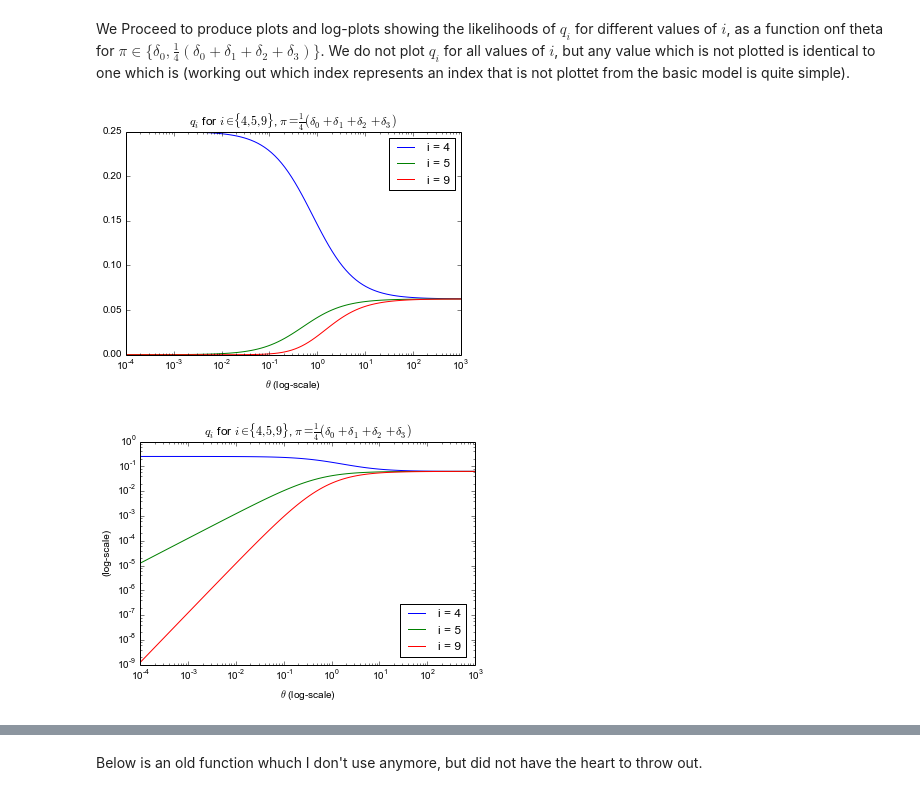
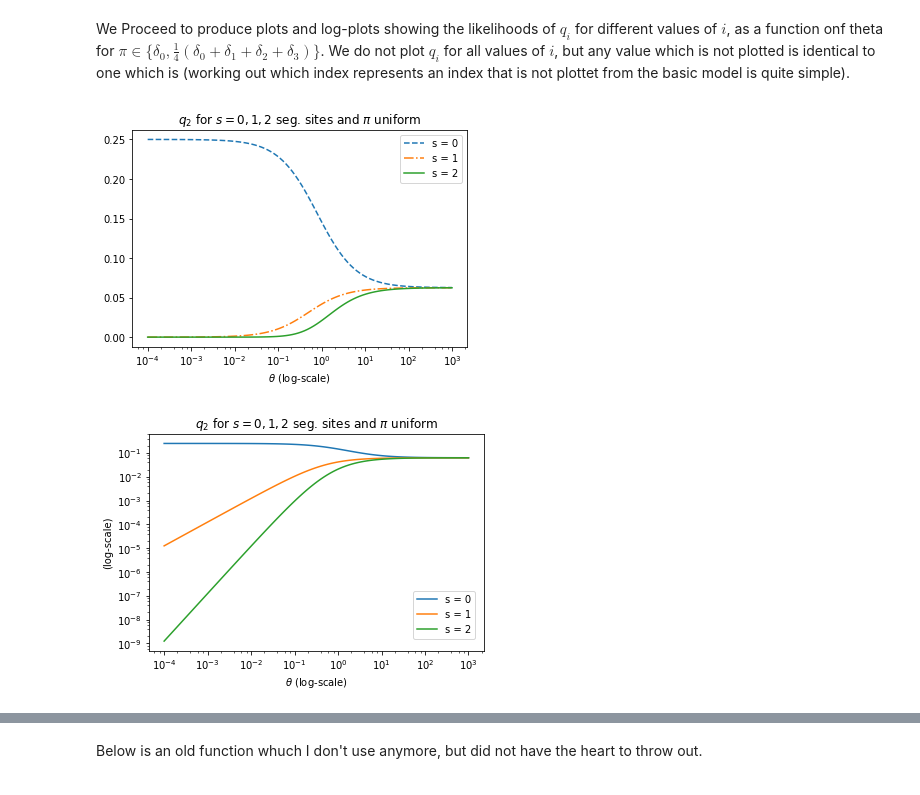
Before and after one commit to Cronjaeger/almost-infinite-sites-recursions, a Jupyter notebook: ipython_notebooks/explicit_solution_of_recursions.ipynb, the cells around one changed output, grey strips where cells are left out. Drawn from its saved outputs; the diff is of its cells as text; code cells hidden in the pictures.

```diff
--- a/ipython_notebooks/explicit_solution_of_recursions.ipynb
+++ b/ipython_notebooks/explicit_solution_of_recursions.ipynb
@@ -240,52 +240,83 @@ solutions,Ms,bs = solve_GT_recursions(thetas,pis)
 # %% [markdown]
 We Proceed to produce plots and log-plots showing the likelihoods of $q_i$ for different values of $i$, as a function onf theta for $\pi \in \{ \delta_0 , \frac{1}{4}(\delta_0 + \delta_1 + \delta_2 + \delta_3) \}$. We do not plot $q_i$ for all values of $i$, but any value which is not plotted is identical to one which is (working out which index represents an index that is not plottet from the basic model is quite simple).
 # %%
-figurepath = '/home/mathias/Dropbox/doccuments/papers-in-progress/almost-infinite-sites-recursions/infinite-sites-model/graphics/'
+figurepath = '/data/cormorant/Dropbox/doccuments/papers-in-progress/4-notes-new/recursions-note/'
 file_prefix = 'explicit_solutions_'
 file_extensions = ['.pdf','.png','.eps','.jpeg']
 def generate_figure_paths(figure_name):
     '''Returns a full path for exporting figures'''
     return ['%s%s%s%s'%(figurepath,file_prefix,figure_name,extension) for extension in file_extensions]
+styles = {
+    3: 'solid',
+    4: 'dashed',
+    5: 'dashdot',
+    6: 'dotted',
+    7: 'dashdot',
+    8: ':',
+    9: 'solid'
+}
+
+colors ={
+    3: 'blue',
+    4: 'red',
+    5: 'darkgreen',
+    6: 'magenta',
+    7: 'brown',
+    8: 'darkorange',
+    9: 'orchid'
+}
 # %%
 plt.figure(1)
 #plt.subplot(211)
+s = 0
 for i in (4,5,9):
     likelihhods = [solutions[(theta,pi1)][i] for theta in thetas]
-    plt.plot(thetas,likelihhods, label = 'i = %i'%i)
+    plt.plot(thetas,likelihhods, label = 's = %i'%s, linestyle = styles[i])
+    #plt.plot(thetas,likelihhods, label = 'i = %i'%i)
+    s += 1
 #plt.legendnd()
 plt.legend()
 plt.xscale('log')
 plt.xlabel('$\\theta$ (log-scale)')
-plt.title('$q_i$ for $i \\in \\{ 4,5,9\\}$, $\pi = \\frac{1}{4}(\delta_0 + \delta_1 + \delta_2 + \delta_3)$')
+plt.title('$q_2$ for $s = 0,1,2$ seg. sites and $\pi$ uniform')
+#plt.title('$q_i$ for $i \\in \\{ 4,5,9\\}$, $\pi = \\frac{1}{4}(\delta_0 + \delta_1 + \delta_2 + \delta_3)$')
 
-figure_paths = generate_figure_paths('FSM_symetric_boundary')
+figure_paths = generate_figure_paths(r'note4_LabelledLabelled')
 for path in figure_paths:
     plt.savefig(path)
 
 plt.show()
 plt.close()
 
 plt.figure(2)
 #plt.subplot(212)
+s = 0
 for i in (4,5,9):
     likelihhods = [solutions[(theta,pi1)][i] for theta in thetas]
-    plt.plot(thetas,likelihhods, label = 'i = %i'%i)
+    plt.plot(thetas,likelihhods, label = 's = %i'%s)
+    #plt.plot(thetas,likelihhods, label = 'i = %i'%i)
+    s += 1
+# for i in (4,5,9):
+#     likelihhods = [solutions[(theta,pi1)][i] for theta in thetas]
+#     plt.plot(thetas,likelihhods, label = 'i = %i'%i)
 #plt.legendnd()
 plt.legend(bbox_to_anchor=(0.99, 0.30))
 plt.xscale('log')
 plt.yscale('log')
 plt.xlabel('$\\theta$ (log-scale)')
 plt.ylabel('(log-scale)')
-plt.title('$q_i$ for $i \\in \\{ 4,5,9\\}$, $\pi = \\frac{1}{4}(\delta_0 + \delta_1 + \delta_2 + \delta_3)$')
+#plt.title('$q_i$ for $i \\in \\{ 4,5,9\\}$, $\pi = \\frac{1}{4}(\delta_0 + \delta_1 + \delta_2 + \delta_3)$')
+plt.title('$q_2$ for $s = 0,1,2$ seg. sites and $\pi$ uniform')
 figure_paths = generate_figure_paths('FSM_symetric_boundary_log-log')
 for path in figure_paths:
-    plt.savefig(path)
+    pass
+    #plt.savefig(path)
 
 plt.show()
 plt.close()
 # %% [output]
-[figure, old version]
+[figure, new version]
-[figure, old version]
+[figure, new version]
 # %%
 plt.figure(3)
 for i in (4,5,9,15,19):
```
Also changed, not shown: parts of 7 cells of this notebook.
